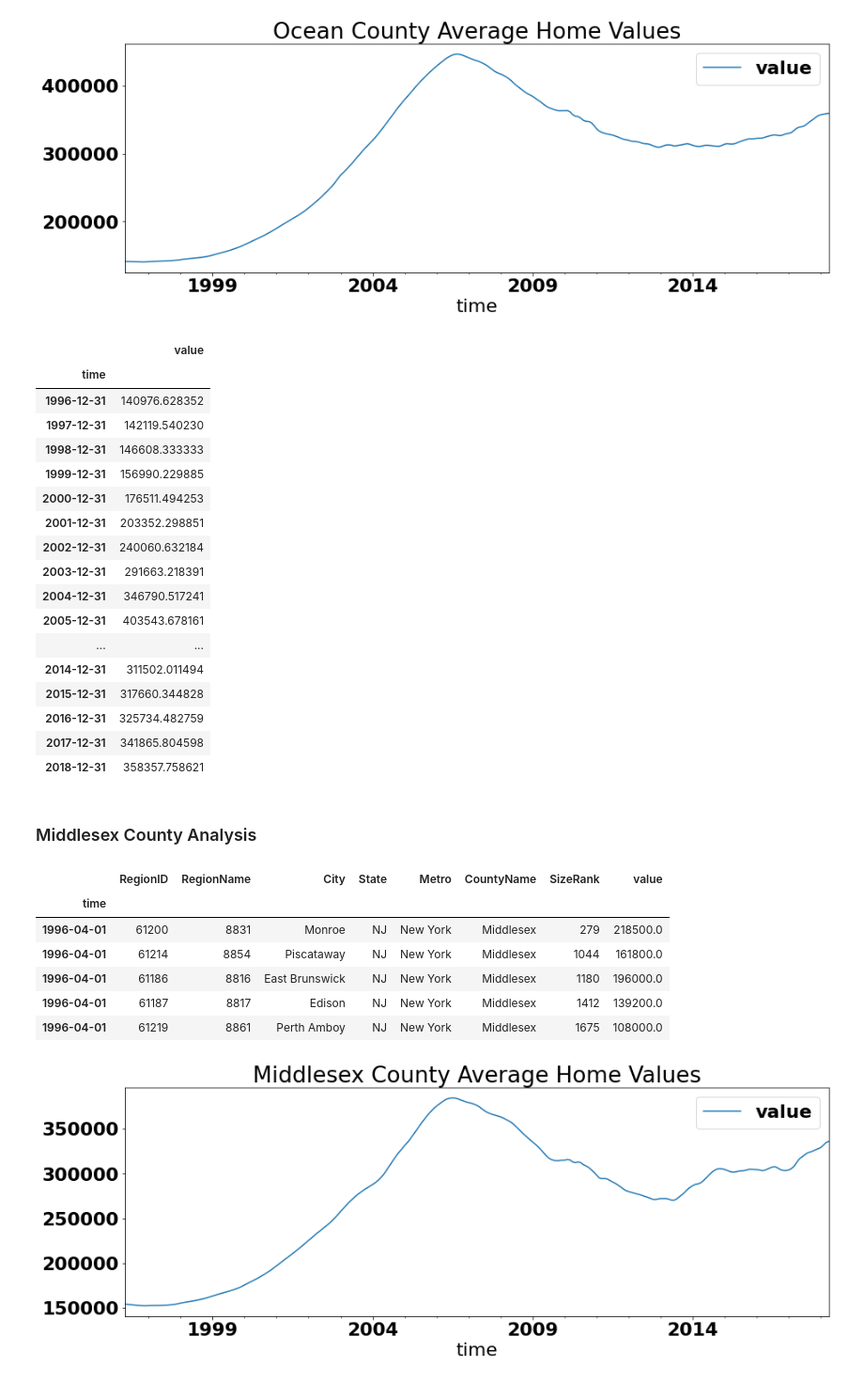
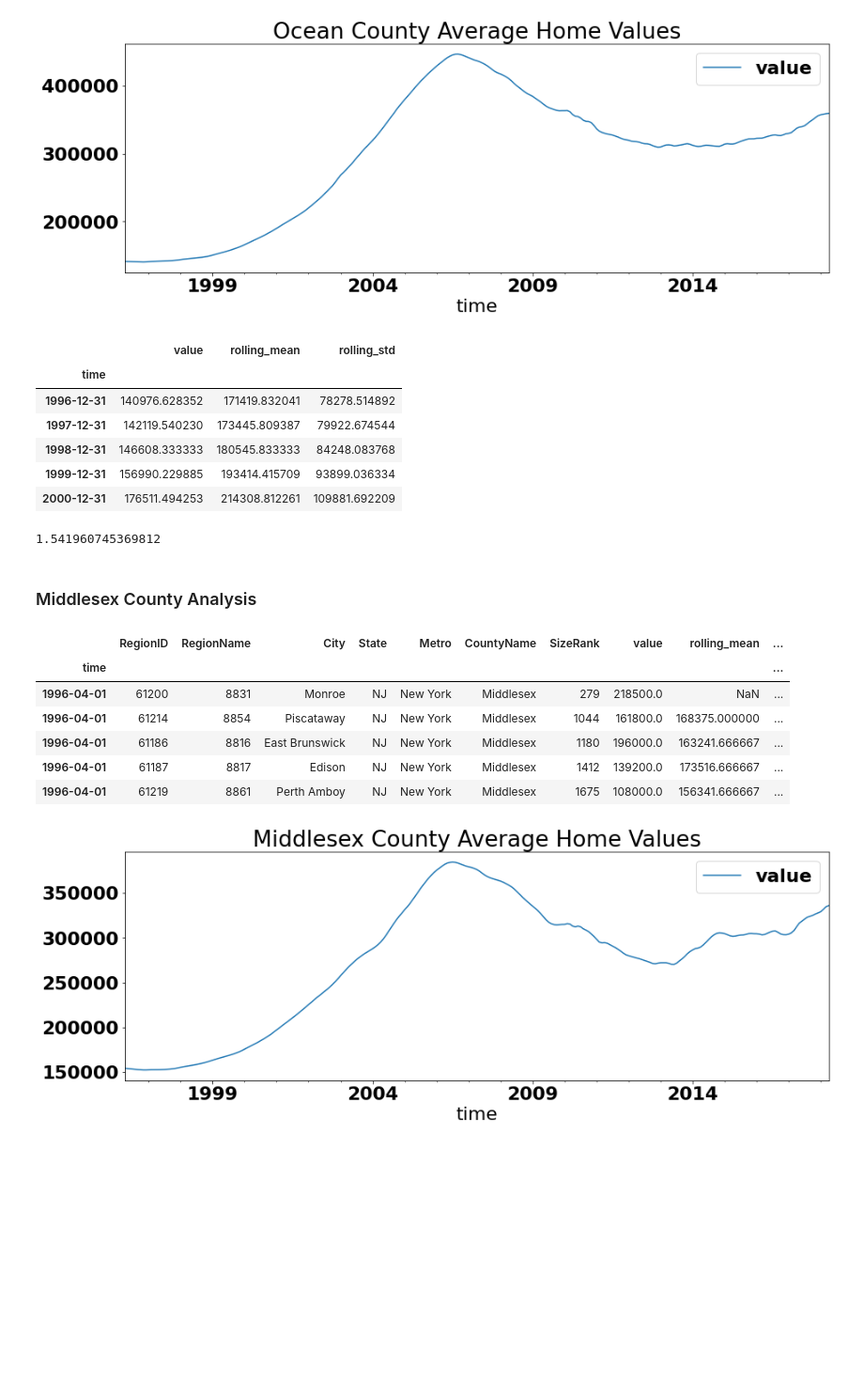
Before and after one commit to jmg0144/Zillow-Time-Series-Analysis, a Jupyter notebook: zillow-time-series-analysis.ipynb, the cells around one changed output. Shown at 94% size. Saved outputs shown, nothing was run; the diff lists cells and outputs as text; code cells hidden in the pictures; blank space fills up the shorter version.

```diff
--- a/zillow-time-series-analysis.ipynb
+++ b/zillow-time-series-analysis.ipynb
@@ -164,0 +182,13 @@ findfont: Font family ['normal'] not found. Falling back to DejaVu Sans.
+# %%
+ROLL = 12
+# %%
+# Creating rolling mean and std.
+nj_df['rolling_mean'] = nj_df['value'].rolling(window=ROLL).mean()
+nj_df['rolling_std'] = nj_df['value'].rolling(window=ROLL).std()
+
+fig, ax = plt.subplots(figsize=(12, 8))
+ax.plot(nj_df['value'], color='tab:blue', label='Value')
+ax.plot(nj_df['rolling_mean'], color='tab:orange', label='Rolling Mean')
+ax.plot(nj_df['rolling_std'], color='tab:green', label='Rolling Std')
+ax.legend()
+fig.tight_layout()
@@ -274,39 +308,32 @@ plt.title('Ocean County Average Home Values');
 # %%
 #Resample Ocean County data into yearly average
 ocean_yearly = ocean_df.resample(rule='A').mean()
-ocean_yearly
+ocean_yearly.head()
 # %% [output]
-|  | value |
-| time |  |
-| 1996-12-31 | 140976.628352 |
-| 1997-12-31 | 142119.540230 |
-| 1998-12-31 | 146608.333333 |
-| 1999-12-31 | 156990.229885 |
-| 2000-12-31 | 176511.494253 |
-| 2001-12-31 | 203352.298851 |
-| 2002-12-31 | 240060.632184 |
-| 2003-12-31 | 291663.218391 |
-| 2004-12-31 | 346790.517241 |
-| 2005-12-31 | 403543.678161 |
-| ... | ... |
-| 2014-12-31 | 311502.011494 |
-| 2015-12-31 | 317660.344828 |
-| 2016-12-31 | 325734.482759 |
-| 2017-12-31 | 341865.804598 |
-| 2018-12-31 | 358357.758621 |
+|  | value | rolling_mean | rolling_std |
+| time |  |  |  |
+| 1996-12-31 | 140976.628352 | 171419.832041 | 78278.514892 |
+| 1997-12-31 | 142119.540230 | 173445.809387 | 79922.674544 |
+| 1998-12-31 | 146608.333333 | 180545.833333 | 84248.083768 |
+| 1999-12-31 | 156990.229885 | 193414.415709 | 93899.036334 |
+| 2000-12-31 | 176511.494253 | 214308.812261 | 109881.692209 |
+# %%
+ROI(140977, 358358)
+# %% [output]
+1.541960745369812
 # %% [markdown]
 ### Middlesex County Analysis
 # %%
 middlesex_df = nj_df[(nj_df['CountyName'] == 'Middlesex')]
 middlesex_df.head()
 # %% [output]
-|  | RegionID | RegionName | City | State | Metro | CountyName | SizeRank | value |
-| time |  |  |  |  |  |  |  |  |
-| 1996-04-01 | 61200 | 8831 | Monroe | NJ | New York | Middlesex | 279 | 218500.0 |
-| 1996-04-01 | 61214 | 8854 | Piscataway | NJ | New York | Middlesex | 1044 | 161800.0 |
-| 1996-04-01 | 61186 | 8816 | East Brunswick | NJ | New York | Middlesex | 1180 | 196000.0 |
-| 1996-04-01 | 61187 | 8817 | Edison | NJ | New York | Middlesex | 1412 | 139200.0 |
-| 1996-04-01 | 61219 | 8861 | Perth Amboy | NJ | New York | Middlesex | 1675 | 108000.0 |
+|  | RegionID | RegionName | City | State | Metro | CountyName | SizeRank | value | rolling_mean | ... |
+| time |  |  |  |  |  |  |  |  |  | ... |
+| 1996-04-01 | 61200 | 8831 | Monroe | NJ | New York | Middlesex | 279 | 218500.0 | NaN | ... |
+| 1996-04-01 | 61214 | 8854 | Piscataway | NJ | New York | Middlesex | 1044 | 161800.0 | 168375.000000 | ... |
+| 1996-04-01 | 61186 | 8816 | East Brunswick | NJ | New York | Middlesex | 1180 | 196000.0 | 163241.666667 | ... |
+| 1996-04-01 | 61187 | 8817 | Edison | NJ | New York | Middlesex | 1412 | 139200.0 | 173516.666667 | ... |
+| 1996-04-01 | 61219 | 8861 | Perth Amboy | NJ | New York | Middlesex | 1675 | 108000.0 | 156341.666667 | ... |
 # %%
 middlesex_df.groupby('time').aggregate({'value':'mean'}).plot(figsize=(15,5))
 plt.title('Middlesex County Average Home Values');
```
Also changed, not shown: parts of 107 cells of this notebook.
